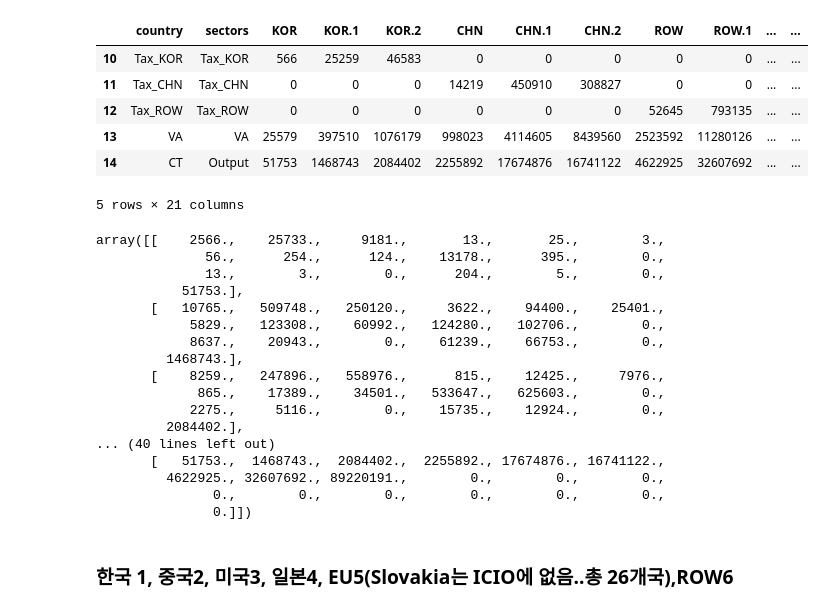
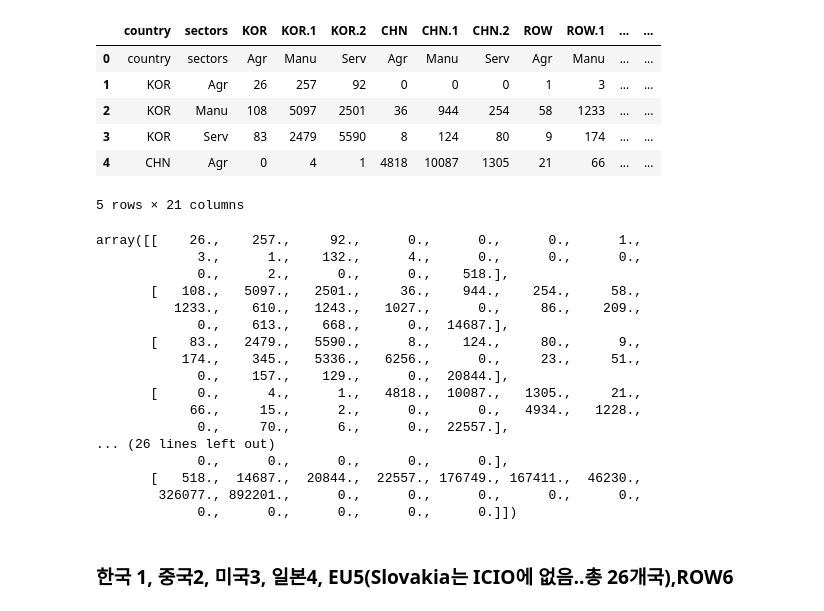
Before and after one commit to Tom-Jung/legendary-funicular, a Jupyter notebook: Ch8_1. ICIO_Indicators.ipynb, the cells around one changed output. Drawn from its saved outputs; the diff is of its cells as text; code cells hidden in the pictures.

```diff
--- a/Ch8_1. ICIO_Indicators.ipynb
+++ b/Ch8_1. ICIO_Indicators.ipynb
@@ -11,39 +11,39 @@ np.set_printoptions(precision=3,suppress=True) # 결과를 소수 3자리까지
 # %%
 # icio =pd.read_csv('/content/drive/MyDrive/ICIO/ICIO2021_2018.csv')
 # %%
-url_icio = "https://raw.githubusercontent.com/Tom-Jung/legendary-funicular/main/ICIO_3cons_3secs_2020.csv"  # 3국 9부문 2020년 ICIO 불러오기
+url_icio = "https://raw.githubusercontent.com/Tom-Jung/legendary-funicular/main/ICIO_3cons_3secs_2020_Bn.csv"  # 3국 9부문 2020년 ICIO 불러오기
 icio = pd.read_csv(url_icio)
-icio.tail()
+icio.head()
 # %% [output]
 |  | country | sectors | KOR | KOR.1 | KOR.2 | CHN | CHN.1 | CHN.2 | ROW | ROW.1 | ... | ... |
-| 10 | Tax_KOR | Tax_KOR | 566 | 25259 | 46583 | 0 | 0 | 0 | 0 | 0 | ... | ... |
-| 11 | Tax_CHN | Tax_CHN | 0 | 0 | 0 | 14219 | 450910 | 308827 | 0 | 0 | ... | ... |
-| 12 | Tax_ROW | Tax_ROW | 0 | 0 | 0 | 0 | 0 | 0 | 52645 | 793135 | ... | ... |
-| 13 | VA | VA | 25579 | 397510 | 1076179 | 998023 | 4114605 | 8439560 | 2523592 | 11280126 | ... | ... |
-| 14 | CT | Output | 51753 | 1468743 | 2084402 | 2255892 | 17674876 | 16741122 | 4622925 | 32607692 | ... | ... |
+| 0 | country | sectors | Agr | Manu | Serv | Agr | Manu | Serv | Agr | Manu | ... | ... |
+| 1 | KOR | Agr | 26 | 257 | 92 | 0 | 0 | 0 | 1 | 3 | ... | ... |
+| 2 | KOR | Manu | 108 | 5097 | 2501 | 36 | 944 | 254 | 58 | 1233 | ... | ... |
+| 3 | KOR | Serv | 83 | 2479 | 5590 | 8 | 124 | 80 | 9 | 174 | ... | ... |
+| 4 | CHN | Agr | 0 | 4 | 1 | 4818 | 10087 | 1305 | 21 | 66 | ... | ... |
 5 rows × 21 columns
 # %%
 icio_1 = icio.to_numpy()
 icio_2=icio_1[1:,2:].astype(float)
 icio_2
 # %% [output]
-array([[    2566.,    25733.,     9181.,       13.,       25.,        3.,
-              56.,      254.,      124.,    13178.,      395.,        0.,
-              13.,        3.,        0.,      204.,        5.,        0.,
-           51753.],
-       [   10765.,   509748.,   250120.,     3622.,    94400.,    25401.,
-            5829.,   123308.,    60992.,   124280.,   102706.,        0.,
-            8637.,    20943.,        0.,    61239.,    66753.,        0.,
-         1468743.],
-       [    8259.,   247896.,   558976.,      815.,    12425.,     7976.,
-             865.,    17389.,    34501.,   533647.,   625603.,        0.,
-            2275.,     5116.,        0.,    15735.,    12924.,        0.,
-         2084402.],
-... (40 lines left out)
-       [   51753.,  1468743.,  2084402.,  2255892., 17674876., 16741122.,
-         4622925., 32607692., 89220191.,        0.,        0.,        0.,
-               0.,        0.,        0.,        0.,        0.,        0.,
-               0.]])
+array([[    26.,    257.,     92.,      0.,      0.,      0.,      1.,
+             3.,      1.,    132.,      4.,      0.,      0.,      0.,
+             0.,      2.,      0.,      0.,    518.],
+       [   108.,   5097.,   2501.,     36.,    944.,    254.,     58.,
+          1233.,    610.,   1243.,   1027.,      0.,     86.,    209.,
+             0.,    613.,    668.,      0.,  14687.],
+       [    83.,   2479.,   5590.,      8.,    124.,     80.,      9.,
+           174.,    345.,   5336.,   6256.,      0.,     23.,     51.,
+             0.,    157.,    129.,      0.,  20844.],
+       [     0.,      4.,      1.,   4818.,  10087.,   1305.,     21.,
+            66.,     15.,      2.,      0.,      0.,   4934.,   1228.,
+             0.,     70.,      6.,      0.,  22557.],
+... (26 lines left out)
+             0.,      0.,      0.,      0.,      0.],
+       [   518.,  14687.,  20844.,  22557., 176749., 167411.,  46230.,
+        326077., 892201.,      0.,      0.,      0.,      0.,      0.,
+             0.,      0.,      0.,      0.,      0.]])
 # %% [markdown]
 ### 한국 1, 중국2, 미국3, 일본4, EU5(Slovakia는 ICIO에 없음..총 26개국),ROW6
 # %% [markdown]
```
Also changed, not shown: parts of 6 cells of this notebook.
